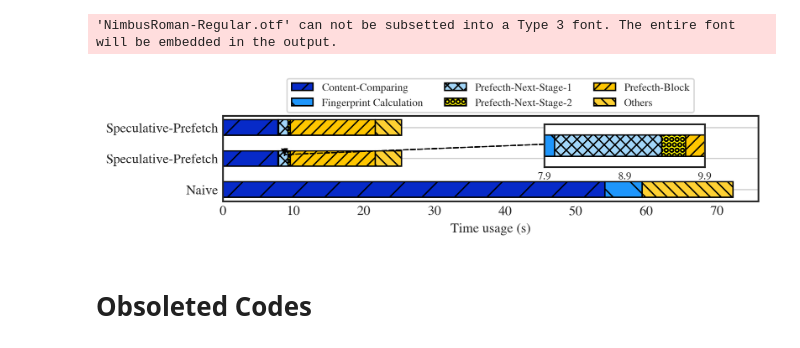
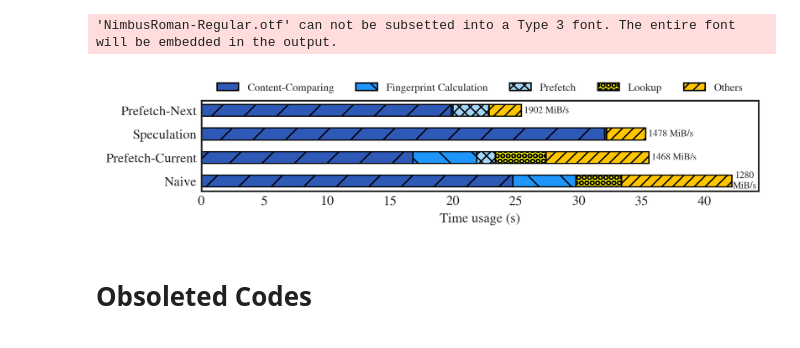
Before and after one commit to Light-Dedup/tests, a Jupyter notebook: FIG_Prefetch/plot.ipynb, the cells around one changed output. Drawn from its saved outputs; the diff is of its cells as text; code cells hidden in the pictures.

```diff
--- a/FIG_Prefetch/plot.ipynb
+++ b/FIG_Prefetch/plot.ipynb
@@ -79,67 +59,85 @@ plt.savefig("./FIG-Prefetch-All.pdf", bbox_inches='tight', pad_inches=0)
 # %%
-with open("./performance-comparison-table", "r") as f:
+matplotlib.rcParams['text.usetex'] = False
+style.use('seaborn-white')
+plt.rcParams["axes.grid"] = False
+# plt.rcParams["axes.grid.axis"] = "y"
+# plt.rcParams["grid.linewidth"] = 0.8
+plt.rcParams["font.family"] = "Nimbus Roman"
+pd.options.display.max_columns = None
+pd.options.display.max_rows = None
+
+with open("./avg-test-result-single-in-paper", "r") as f:
     df = pd.read_csv(f, delim_whitespace=True, engine='python')
 
 # Plotting Settings
-fig = plt.figure(dpi = 300, figsize = (cm_to_inch(DOUBLE_COL_WIDTH), cm_to_inch(6)))
+fig = plt.figure(dpi = 300, figsize = (cm_to_inch(DOUBLE_COL_WIDTH), cm_to_inch(5)))
 subfig = plt.subplot(1, 1, 1)
-figins = subfig.inset_axes((0.6, 0.4, 0.3, 0.5))
+# figins = subfig.inset_axes((0.6, 0.4, 0.3, 0.5))
 # figins.xaxis.set_visible(False)
-figins.yaxis.set_visible(False)
-figins.set_xlim([0, 2])
+# figins.yaxis.set_visible(False)
+# figins.set_xlim([0, 2])
 bar_width = 0.5
 inner_width = 0.1
 
 num_job = 1
 fss = df['file_system'].drop_duplicates().reset_index().drop(columns=['index'])['file_system']
 
-# Pseudo
-# fss.loc[2] = "Speculative-Prefetch"
-fss = ["Naive", "Speculative-Prefetch", "Speculative-Prefetch"]
-
-times = ["second_cmp_lat(ns)", "second_fp_lat(ns)", "second_prefetch_next_stage1_lat(ns)", "second_prefetch_next_stage2_lat(ns)", "second_prefetch_cmp_lat(ns)", "second_others_lat(ns)"]
+times = ["second_cmp_lat(ns)", "second_fp_lat(ns)", "second_prefetch_lat(ns)", "second_lookup_lat(ns)", "second_others_lat(ns)"]
 # Reference: https://coolors.co/palettes/popular/6%20colors
-colors = ["#2e59b7", "#1e96fc", "#a2d6f9", "#fcf300", "#ffc600", "#ffd133"]
-patterns = ['/', '\\', 'XXX', "OOO", "///", "\\\\\\"]
+colors = ["#2e59b7", "#1e96fc", "#a2d6f9", "#fcf300", "#ffc600"]
+patterns = ['/', '\\', 'XXX', "OOO", "///"]
 
 x = list(range(1, len(fss) + 1))
 for fs_id, fs in enumerate(fss):
     left = 0
     pivot = x[fs_id]
     inner_left = 0
     inner_left_range = []
     start = False
     for idx, time in enumerate(times):
         width = df[(df['file_system'] == fs) & (df['num_job'] == num_job)][time].iloc[0] / 1000000000 # s
         plt.barh(y=pivot, width=width, color=colors[idx], edgecolor='black', left=left, height=bar_width, hatch=patterns[idx])
         left = left + width
-        if width < 2 and fs_id == 1:
-            start = True
-        if start:
-            if width < 2:
-                figins.barh(y=0, width=width, color=colors[idx], edgecolor='black', left=inner_left, height=inner_width, hatch=patterns[idx])
-                inner_left_range.append(left)
+        bandwidth = df[(df['file_system'] == fs) & (df['num_job'] == num_job)]['second_bandwidth(MiB/s)'].iloc[0]
+
+        if idx == len(times) - 1:
+            if fs_id != 0:
+                plt.text(left + 2, pivot, str(bandwidth) + " MiB/s", fontsize=7, va='center', ha='center')
             else:
-                figins.barh(y=0, width=width, color=colors[idx], edgecolor='black', left=inner_left, height=inner_width, hatch=patterns[idx])
-            inner_left = inner_left + width
+                plt.text(left + 1, pivot, str(bandwidth) + "\nMiB/s", fontsize=7, va='center', ha='center')
 
-    if len(inner_left_range):
-        avg = (inner_left_range[0] + inner_left_range[-1]) / 2
-        # Note: Strange ... We must set "arc,angleA=-90,armA=0,angleB=90,rad=10,armB=50" to "arc,angleA=-90,armA=0,angleB=90,rad=3,armB=12" to get savefig normal (Note that the pic in jupyter notebook is abnormal in this configuration).
-        plt.annotate("", xy=(avg, pivot), xytext=(50, 2.5), arrowprops=dict(arrowstyle="-|>", color="black", connectionstyle="arc,angleA=-90,armA=0,angleB=90,rad=3,armB=12", linestyle="--"))
-        figins.set_xticks([0, 1, 2])
-        figins.set_yticks([-0.1, 0, 0.1])
-        figins.set_xticklabels([round(inner_left_range[0], 1), round(inner_left_range[0] + 1, 1), round(inner_left_range[0] + 2, 1)], fontsize=8)
+        # if width < 2 and fs_id == 1:
+        #     start = True
+        # if start:
+        #     if width < 2:
+        #         figins.barh(y=0, width=width, color=colors[idx], edgecolor='black', left=inner_left, height=inner_width, hatch=patterns[idx])
+        #         inner_left_range.append(left)
+        #     else:
+        #         figins.barh(y=0, width=width, color=colors[idx], edgecolor='black', left=inner_left, height=inner_width, hatch=patterns[idx])
+        #     inner_left = inner_left + width
 
-plt.yticks(x, labels=fss)
+    # if len(inner_left_range):
+    #     avg = (inner_left_range[0] + inner_left_range[-1]) / 2
+    #     # Note: Strange ... We must set "arc,angleA=-90,armA=0,angleB=90,rad=10,armB=50" to "arc,angleA=-90,armA=0,angleB=90,rad=3,armB=12" to get savefig normal (Note that the pic in jupyter notebook is abnormal in this configuration).
+    #     plt.annotate("", xy=(avg, pivot), xytext=(50, 2.5), arrowprops=dict(arrowstyle="-|>", color="black", connectionstyle="arc,angleA=-90,armA=0,angleB=90,rad=3,armB=12", linestyle="--"))
+    #     figins.set_xticks([0, 1, 2])
+    #     figins.set_yticks([-0.1, 0, 0.1])
+    #     figins.set_xticklabels([round(inner_left_range[0], 1), round(inner_left_range[0] + 1, 1), round(inner_left_range[0] + 2, 1)], fontsize=8)
+
+plt.yticks(x, labels=fss.map({
+    "Naive": "Naive",
+    "Prefetch-Current-Parallel-Calc": "Prefetch-Current",
+    "Speculation-No-Calc": "Speculation",
+    "Prefetch-Next": "Prefetch-Next"
+}))
 plt.xlabel("Time usage (s)")
-legends = ["Content-Comparing", "Fingerprint Calculation","Prefecth-Next-Stage-1", "Prefecth-Next-Stage-2", "Prefecth-Block", "Others"]
-plt.legend(legends, loc='upper center', ncol=3, bbox_to_anchor=(0.5, 1.5), frameon=True, fontsize=8)
+legends = ["Content-Comparing", "Fingerprint Calculation","Prefetch", "Lookup", "Others"]
+plt.legend(legends, loc='upper center', ncol=5, bbox_to_anchor=(0.5, 1.3), frameon=False, fontsize=8)
 plt.tight_layout()
 plt.savefig("./FIG-{0}-Thread(s)-Breakdown.pdf".format(num_job), bbox_inches='tight', pad_inches=0)
 # %% [output]
 'NimbusRoman-Regular.otf' can not be subsetted into a Type 3 font. The entire font will be embedded in the output.
-[figure, old version]
+[figure, new version]
 # %% [markdown]
 # Obsoleted Codes
 # %%
```
Also changed, not shown: parts of 4 cells of this notebook, 15 other files.
